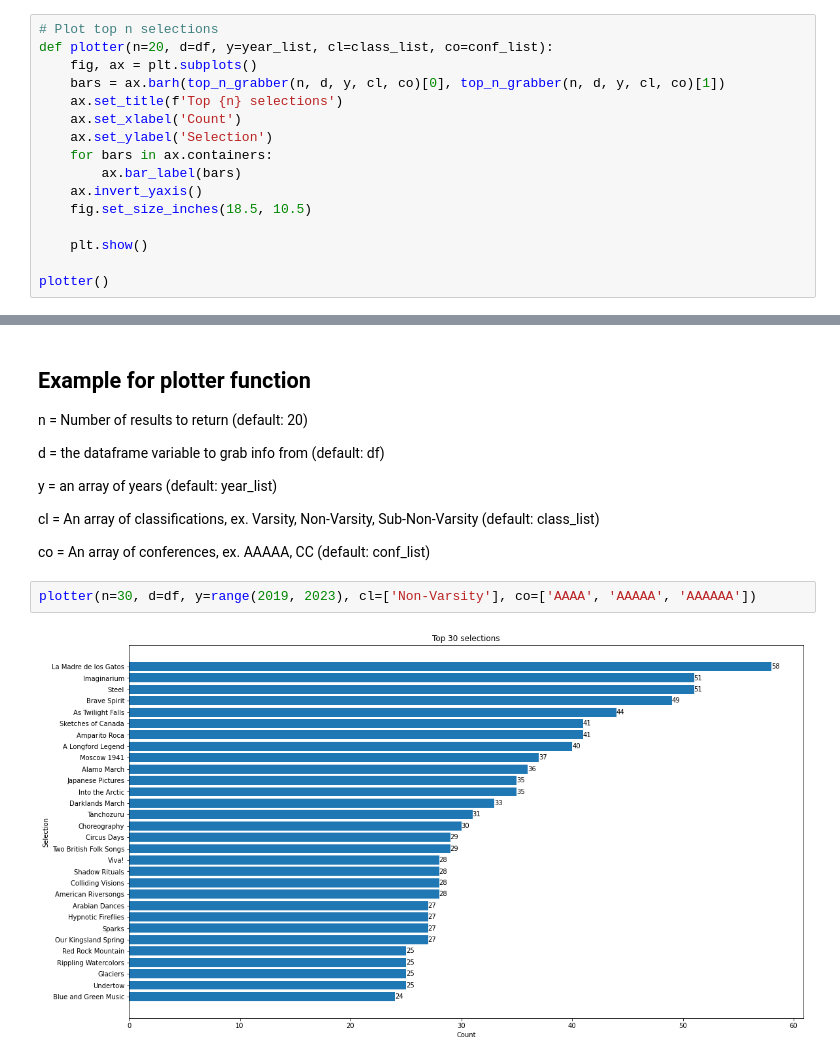
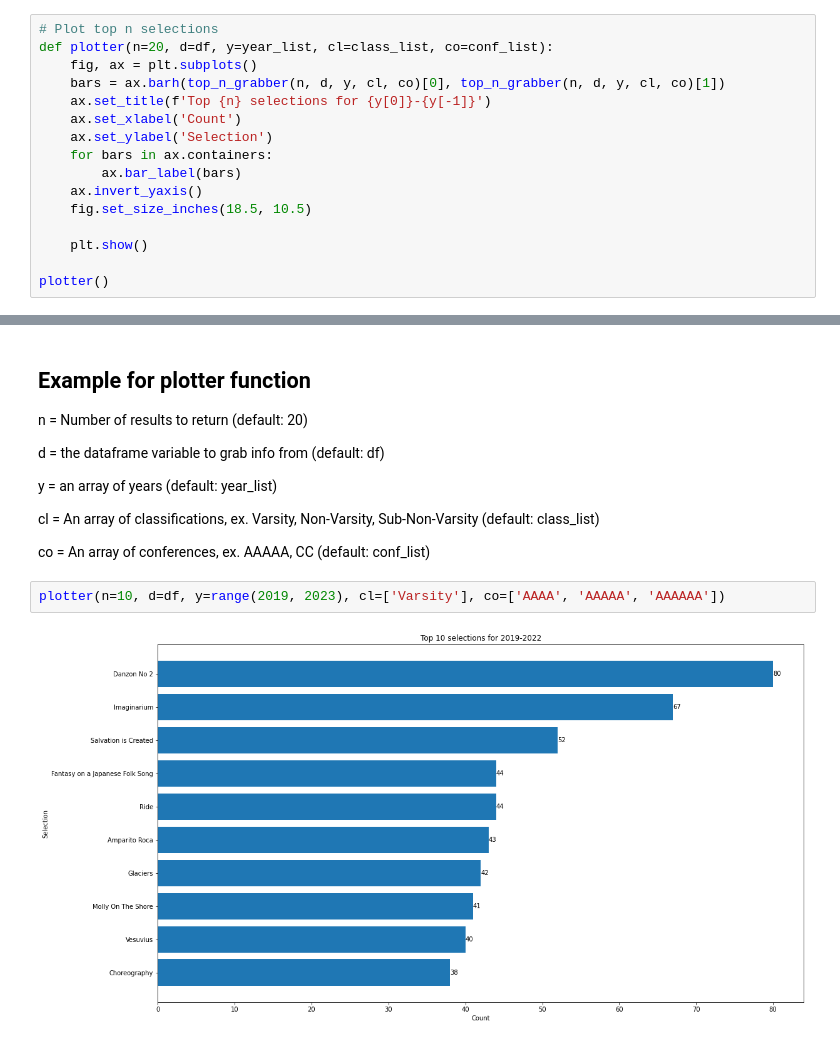
Before and after one commit to macdkw89/uil_results, a Jupyter notebook: data.ipynb, the cells around one changed output, grey strips where cells are left out. Saved outputs shown, nothing was run; the diff lists cells and outputs as text.

```diff
--- a/data.ipynb
+++ b/data.ipynb
@@ -52,7 +52,7 @@ def top_n_grabber(n=20, d=df, y=year_list, cl=class_list, co=conf_list):
 def plotter(n=20, d=df, y=year_list, cl=class_list, co=conf_list):
     fig, ax = plt.subplots()
     bars = ax.barh(top_n_grabber(n, d, y, cl, co)[0], top_n_grabber(n, d, y, cl, co)[1])
-    ax.set_title(f'Top {n} selections')
+    ax.set_title(f'Top {n} selections for {y[0]}-{y[-1]}')
     ax.set_xlabel('Count')
     ax.set_ylabel('Selection')
     for bars in ax.containers:
@@ -197,6 +197,6 @@ cl = An array of classifications, ex. Varsity, Non-Varsity, Sub-Non-Varsity (def
 
 co = An array of conferences, ex. AAAAA, CC (default: conf_list)
 # %%
-plotter(n=30, d=df, y=range(2019, 2023), cl=['Non-Varsity'], co=['AAAA', 'AAAAA', 'AAAAAA'])
+plotter(n=10, d=df, y=range(2019, 2023), cl=['Varsity'], co=['AAAA', 'AAAAA', 'AAAAAA'])
 # %% [output]
-[figure, old version]
+[figure, new version]
```
Also changed, not shown: parts of 1 cell of this notebook.
